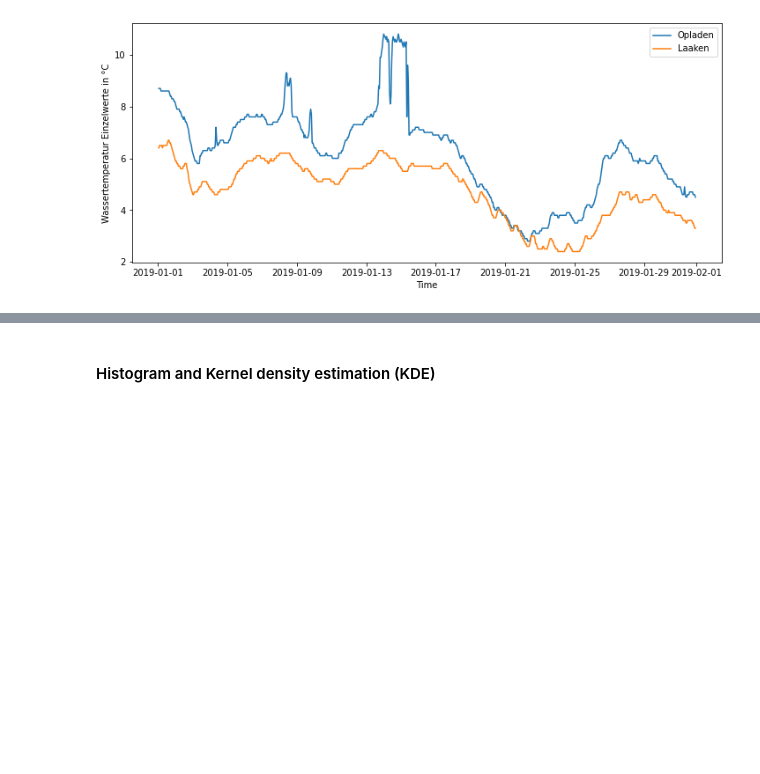
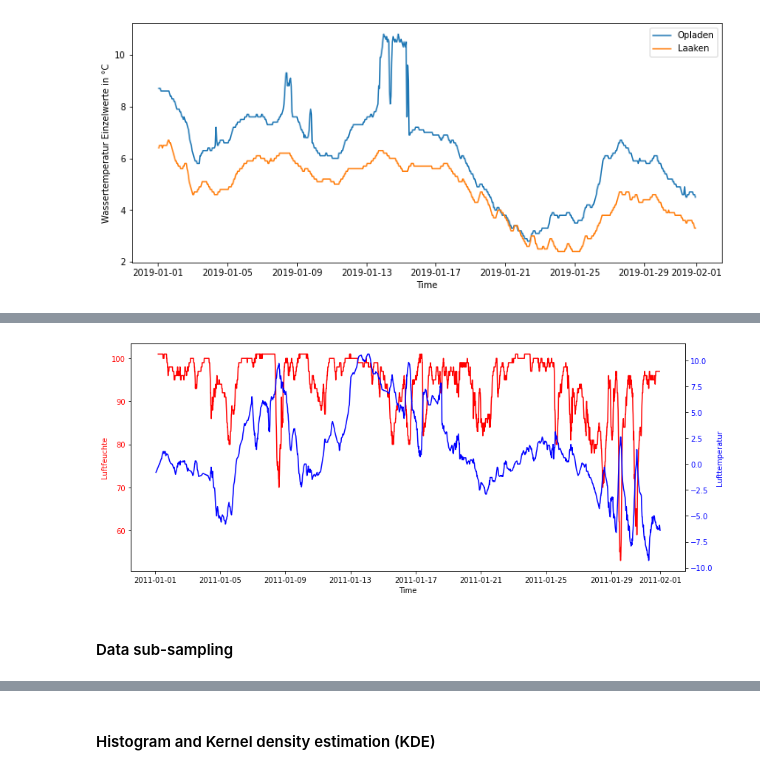
Before and after one commit to 52North/sos4py, a Jupyter notebook: examples/demo_data_access_plotting.ipynb, the cells around one changed output, grey strips where cells are left out. Drawn from its saved outputs; the diff is of its cells as text; code cells hidden in the pictures; blank space fills up the shorter version.

```diff
--- a/examples/demo_data_access_plotting.ipynb
+++ b/examples/demo_data_access_plotting.ipynb
@@ -310,0 +336,9 @@ plt.show()
+# %%
+# New request with two phenomena for one site
+begin = '2011-01-01T00:00:00Z'
+end = '2011-01-31T23:59:59Z'
+phenomena = ['Luftfeuchte','Lufttemperatur']
+sites = ['Bever-Talsperre']
+
+fluggs_obs = fluggs_sos.get_data(sites=sites, phenomena=phenomena, begin=begin, end=end)
+fluggs_obs.head()
@@ -310,0 +352,28 @@ plt.show()
+# %%
+x3 = fluggs_obs[(fluggs_obs['phenomenon']==phenomena[0])]['time_stamp'].to_numpy()
+y3 = fluggs_obs[(fluggs_obs['phenomenon']==phenomena[0])]['value'].to_numpy()
+
+x4 = fluggs_obs[(fluggs_obs['phenomenon']==phenomena[1])]['time_stamp'].to_numpy()
+y4 = fluggs_obs[(fluggs_obs['phenomenon']==phenomena[1])]['value'].to_numpy()
+
+fig, ax1 = plt.subplots(figsize=(12,5))
+
+color = 'red'
+ax1.set_xlabel('Time')
+ax1.set_ylabel('Luftfeuchte', color=color)
+ax1.plot(x3, y3, color=color)
+ax1.tick_params(axis='y', labelcolor=color)
+
+ax2 = ax1.twinx()
+
+color = 'blue'
+ax2.set_ylabel('Lufttemperatur', color=color)
+ax2.plot(x4, y4, color=color)
+ax2.tick_params(axis='y', labelcolor=color)
+
+fig.tight_layout()
+plt.show()
+# %% [output]
+[figure, added]
+# %% [markdown]
+#### Data sub-sampling
```
Also changed, not shown: parts of 10 cells of this notebook.
